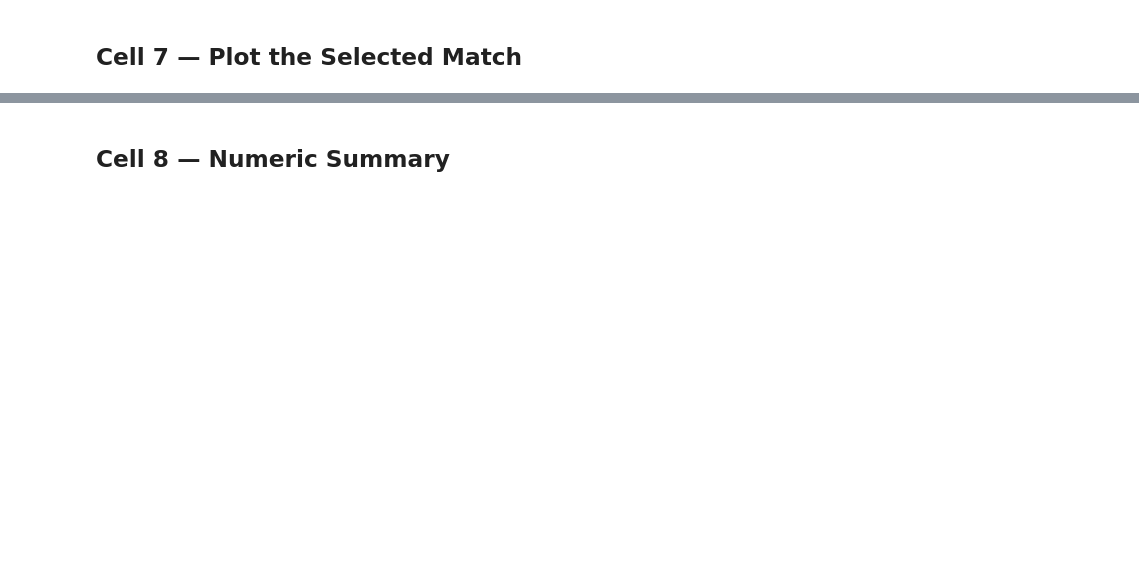
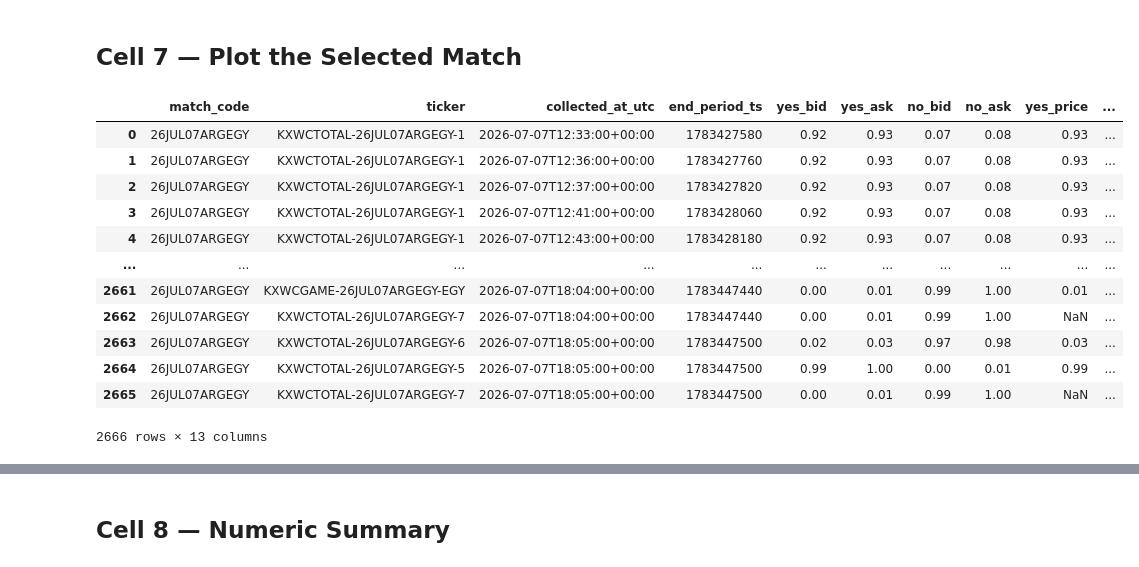
Before and after one commit to phat-henry-diep/kalshi-worldcup-markets, a Jupyter notebook: Kalshi_WorldCup_EDA.ipynb, the cells around one changed output, grey strips where cells are left out. Cells and saved outputs as stored; diff of their text form; code cells hidden in the pictures; blank space fills up the shorter version.

```diff
--- a/Kalshi_WorldCup_EDA.ipynb
+++ b/Kalshi_WorldCup_EDA.ipynb
@@ -320,5 +420,21 @@ print(match_df.collected_at_utc.unique())
 # %% [markdown]
 ## Cell 7 — Plot the Selected Match
+# %%
+match_df
+# %% [output]
+|  | match_code | ticker | collected_at_utc | end_period_ts | yes_bid | yes_ask | no_bid | no_ask | yes_price | ... |
+| 0 | 26JUL07ARGEGY | KXWCTOTAL-26JUL07ARGEGY-1 | 2026-07-07T12:33:00+00:00 | 1783427580 | 0.92 | 0.93 | 0.07 | 0.08 | 0.93 | ... |
+| 1 | 26JUL07ARGEGY | KXWCTOTAL-26JUL07ARGEGY-1 | 2026-07-07T12:36:00+00:00 | 1783427760 | 0.92 | 0.93 | 0.07 | 0.08 | 0.93 | ... |
+| 2 | 26JUL07ARGEGY | KXWCTOTAL-26JUL07ARGEGY-1 | 2026-07-07T12:37:00+00:00 | 1783427820 | 0.92 | 0.93 | 0.07 | 0.08 | 0.93 | ... |
+| 3 | 26JUL07ARGEGY | KXWCTOTAL-26JUL07ARGEGY-1 | 2026-07-07T12:41:00+00:00 | 1783428060 | 0.92 | 0.93 | 0.07 | 0.08 | 0.93 | ... |
+| 4 | 26JUL07ARGEGY | KXWCTOTAL-26JUL07ARGEGY-1 | 2026-07-07T12:43:00+00:00 | 1783428180 | 0.92 | 0.93 | 0.07 | 0.08 | 0.93 | ... |
+| ... | ... | ... | ... | ... | ... | ... | ... | ... | ... | ... |
+| 2661 | 26JUL07ARGEGY | KXWCGAME-26JUL07ARGEGY-EGY | 2026-07-07T18:04:00+00:00 | 1783447440 | 0.00 | 0.01 | 0.99 | 1.00 | 0.01 | ... |
+| 2662 | 26JUL07ARGEGY | KXWCTOTAL-26JUL07ARGEGY-7 | 2026-07-07T18:04:00+00:00 | 1783447440 | 0.00 | 0.01 | 0.99 | 1.00 | NaN | ... |
+| 2663 | 26JUL07ARGEGY | KXWCTOTAL-26JUL07ARGEGY-6 | 2026-07-07T18:05:00+00:00 | 1783447500 | 0.02 | 0.03 | 0.97 | 0.98 | 0.03 | ... |
+| 2664 | 26JUL07ARGEGY | KXWCTOTAL-26JUL07ARGEGY-5 | 2026-07-07T18:05:00+00:00 | 1783447500 | 0.99 | 1.00 | 0.00 | 0.01 | 0.99 | ... |
+| 2665 | 26JUL07ARGEGY | KXWCTOTAL-26JUL07ARGEGY-7 | 2026-07-07T18:05:00+00:00 | 1783447500 | 0.00 | 0.01 | 0.99 | 1.00 | NaN | ... |
+2666 rows × 13 columns
 # %%
 # --- Plot (interactive dropdown if ipywidgets is available) ---------------
 try:
```
Also changed, not shown: parts of 11 cells of this notebook, 2 other files.
